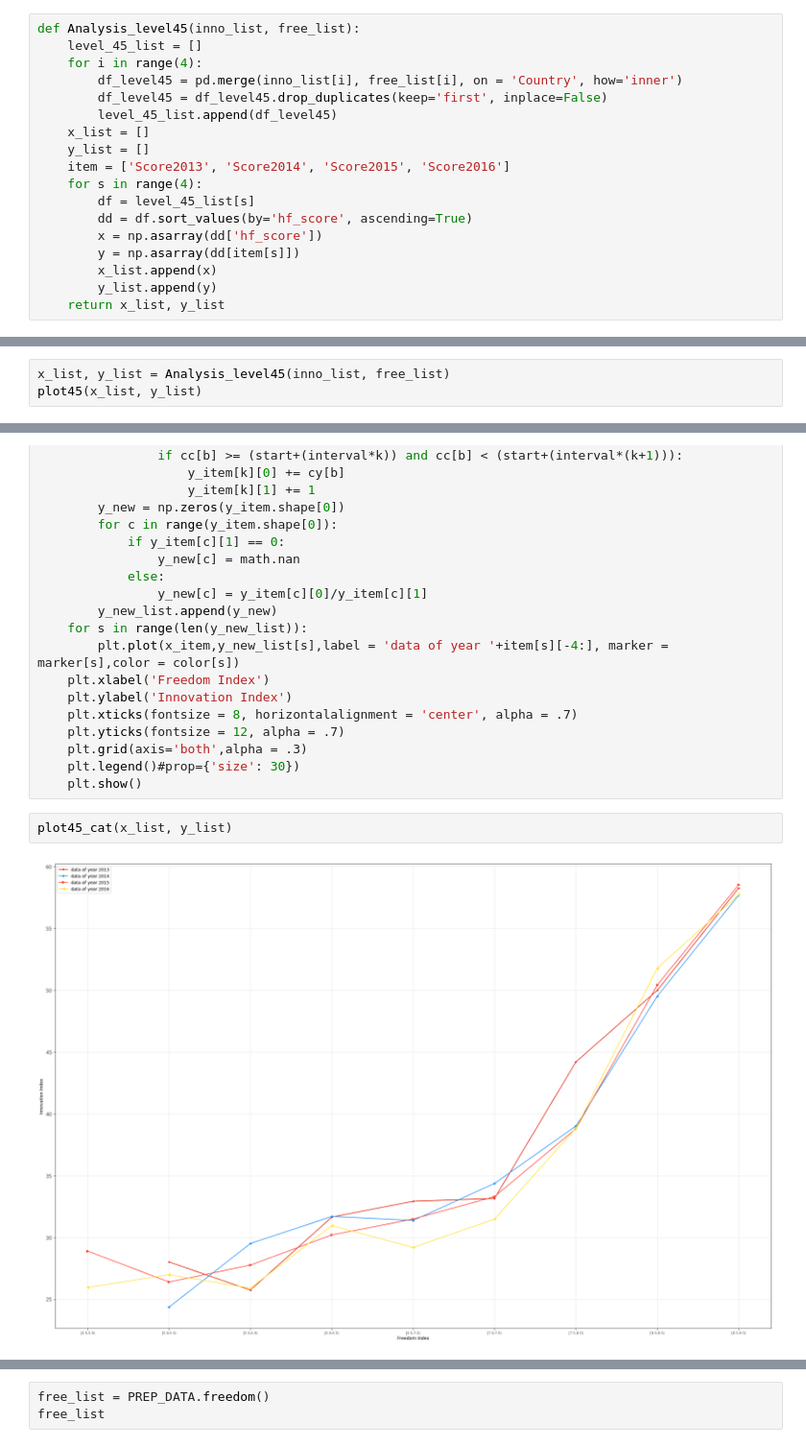
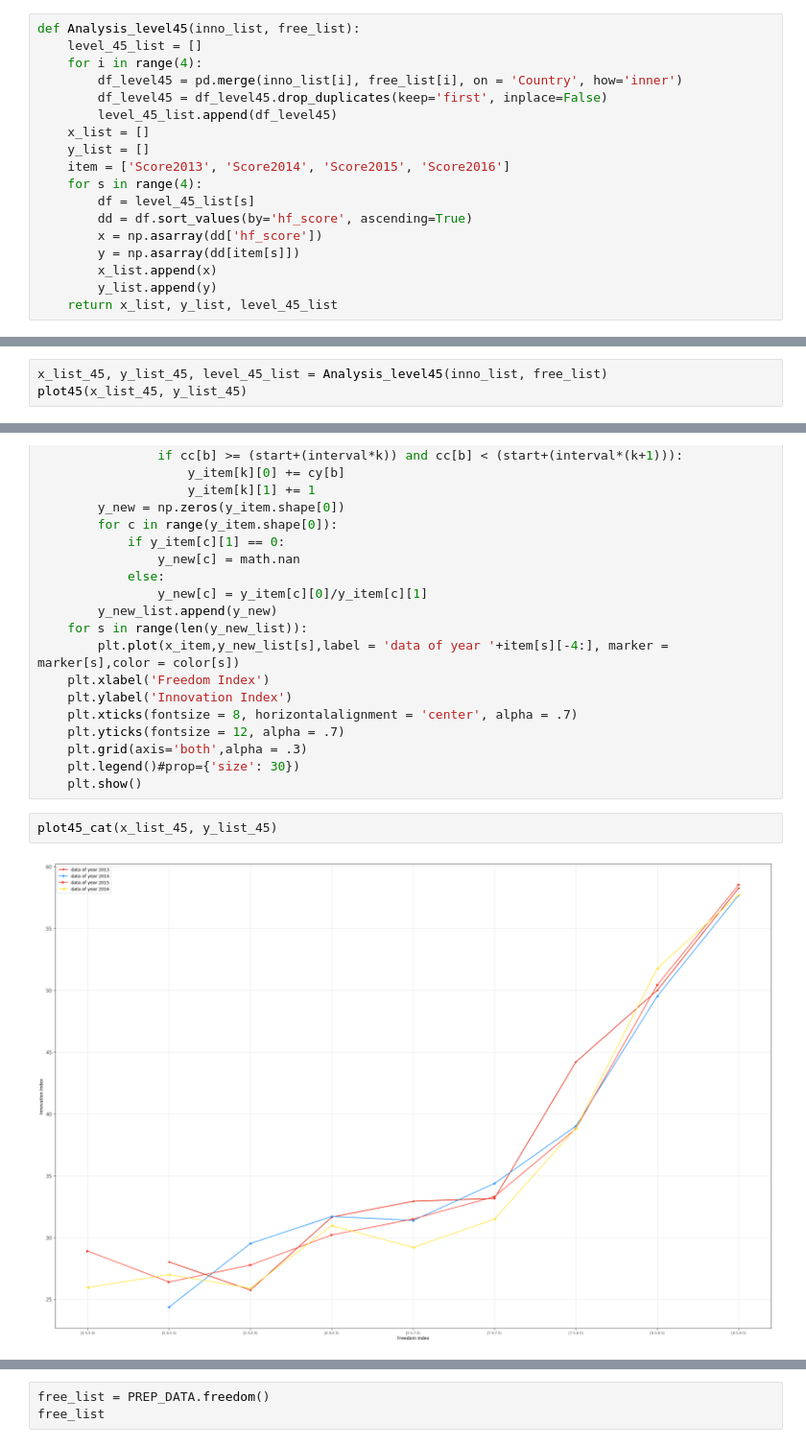
Before and after one commit to winwowin/Final_Project, a Jupyter notebook: 590PR_Final_WinYaoPhil.ipynb, the cells around one changed output, grey strips where cells are left out. Shown at 96% size. Saved outputs shown, nothing was run; the diff lists cells and outputs as text.

```diff
--- a/590PR_Final_WinYaoPhil.ipynb
+++ b/590PR_Final_WinYaoPhil.ipynb
@@ -734,7 +869,7 @@ def Analysis_level45(inno_list, free_list):
         y = np.asarray(dd[item[s]])
         x_list.append(x)
         y_list.append(y)
-    return x_list, y_list
+    return x_list, y_list, level_45_list
 # %%
 def plot45(x_list, y_list):
     plt.figure(figsize = (30,15), dpi=100)
@@ -751,8 +886,8 @@ def plot45(x_list, y_list):
     plt.legend()#prop={'size': 30})
     plt.show()
 # %%
-x_list, y_list = Analysis_level45(inno_list, free_list)
-plot45(x_list, y_list)
+x_list_45, y_list_45, level_45_list = Analysis_level45(inno_list, free_list)
+plot45(x_list_45, y_list_45)
 # %% [output]
 [figure]
 # %%
@@ -796,7 +931,7 @@ def plot45_cat(x_list, y_list):
     plt.grid(axis='both',alpha = .3)
     plt.legend()#prop={'size': 30})
     plt.show()
-# %%
-plot45_cat(x_list, y_list)
-# %% [output]
-[figure, removed]
+# %%
+plot45_cat(x_list_45, y_list_45)
+# %% [output]
+[figure, added]
```
Also changed, not shown: parts of 26 cells of this notebook.
